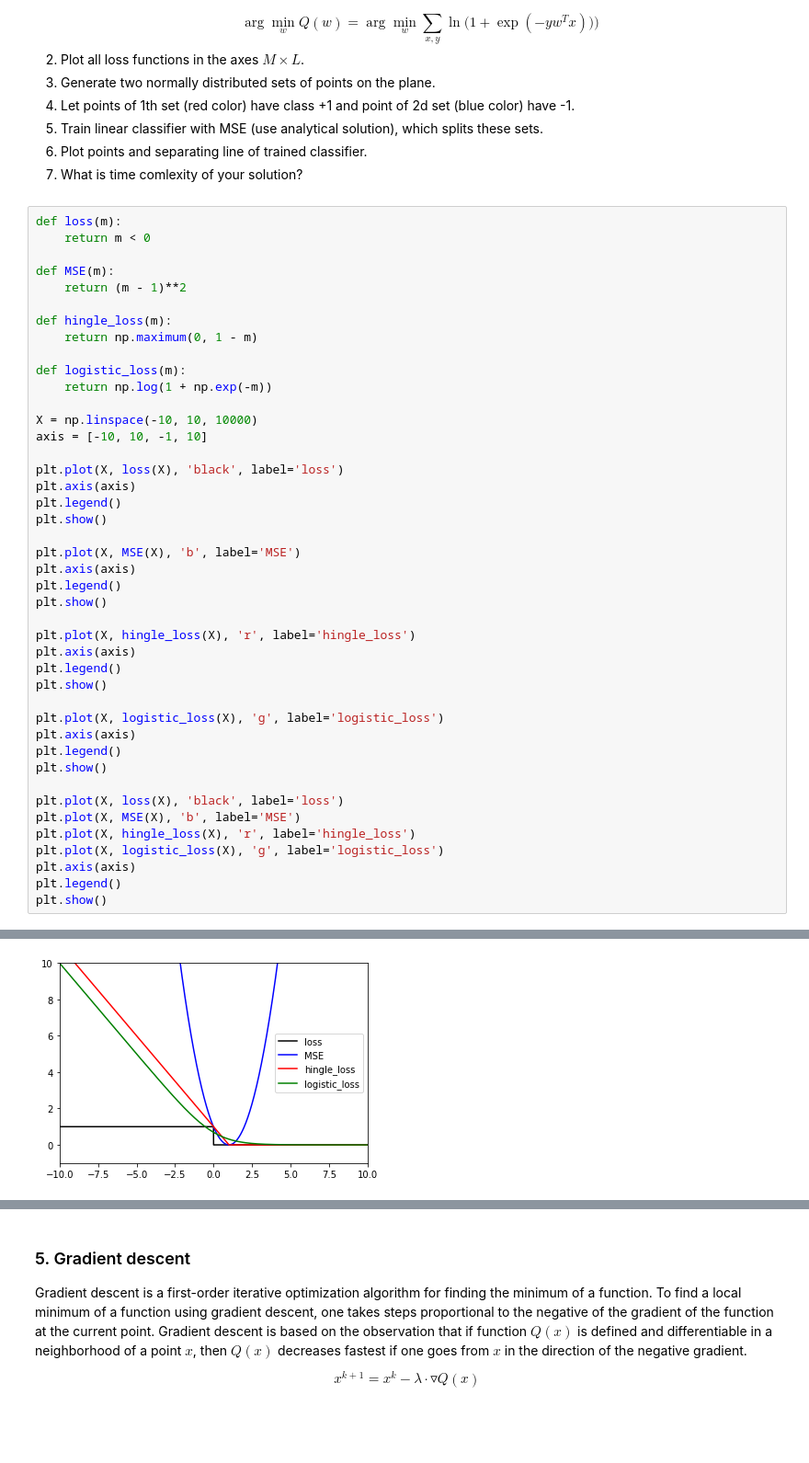
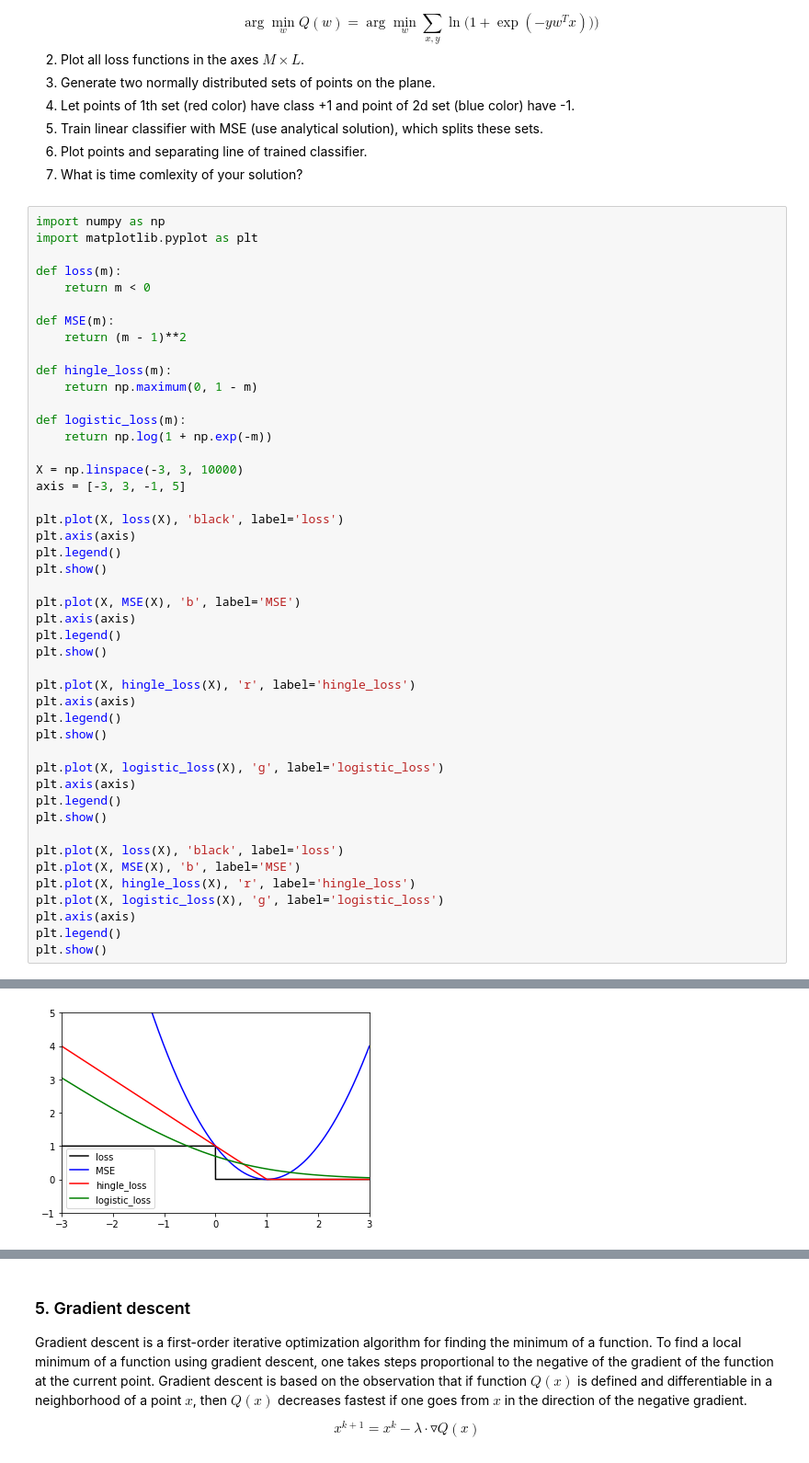
Before and after one commit to max-kuzn/squad, a Jupyter notebook: lab-1.ipynb, the cells around one changed output, grey strips where cells are left out. Shown at 92% size. Drawn from its saved outputs; the diff is of its cells as text; blank space fills up the shorter version.

```diff
--- a/lab-1.ipynb
+++ b/lab-1.ipynb
@@ -219,6 +222,9 @@ $$\arg\min_{w}Q(w) = \arg\min_{w} \sum_{x, y} \ln \big(1 + \exp(-yw^Tx )) \big)$
 6. Plot points and separating line of trained classifier.
 7. What is time comlexity of your solution?
 # %%
+import numpy as np
+import matplotlib.pyplot as plt
+
 def loss(m):
     return m < 0
 
@@ -231,8 +237,8 @@ def hingle_loss(m):
 def logistic_loss(m):
     return np.log(1 + np.exp(-m))
 
-X = np.linspace(-10, 10, 10000)
-axis = [-10, 10, -1, 10]
+X = np.linspace(-3, 3, 10000)
+axis = [-3, 3, -1, 5]
 
 plt.plot(X, loss(X), 'black', label='loss')
 plt.axis(axis)
@@ -269,2 +275,2 @@ plt.show()
-[figure, old version]
+[figure, new version]
 # %%
```
Also changed, not shown: parts of 9 cells of this notebook.
